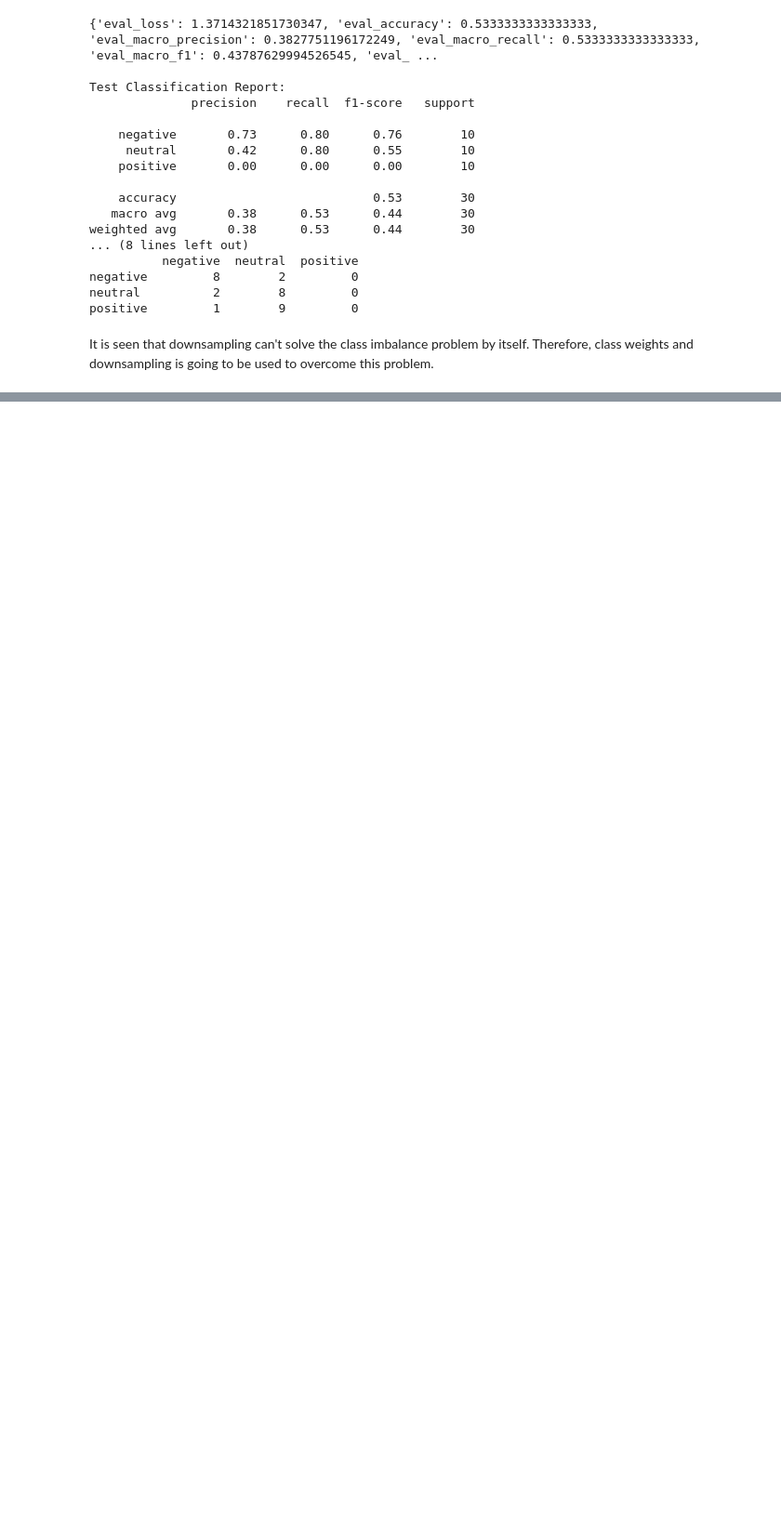
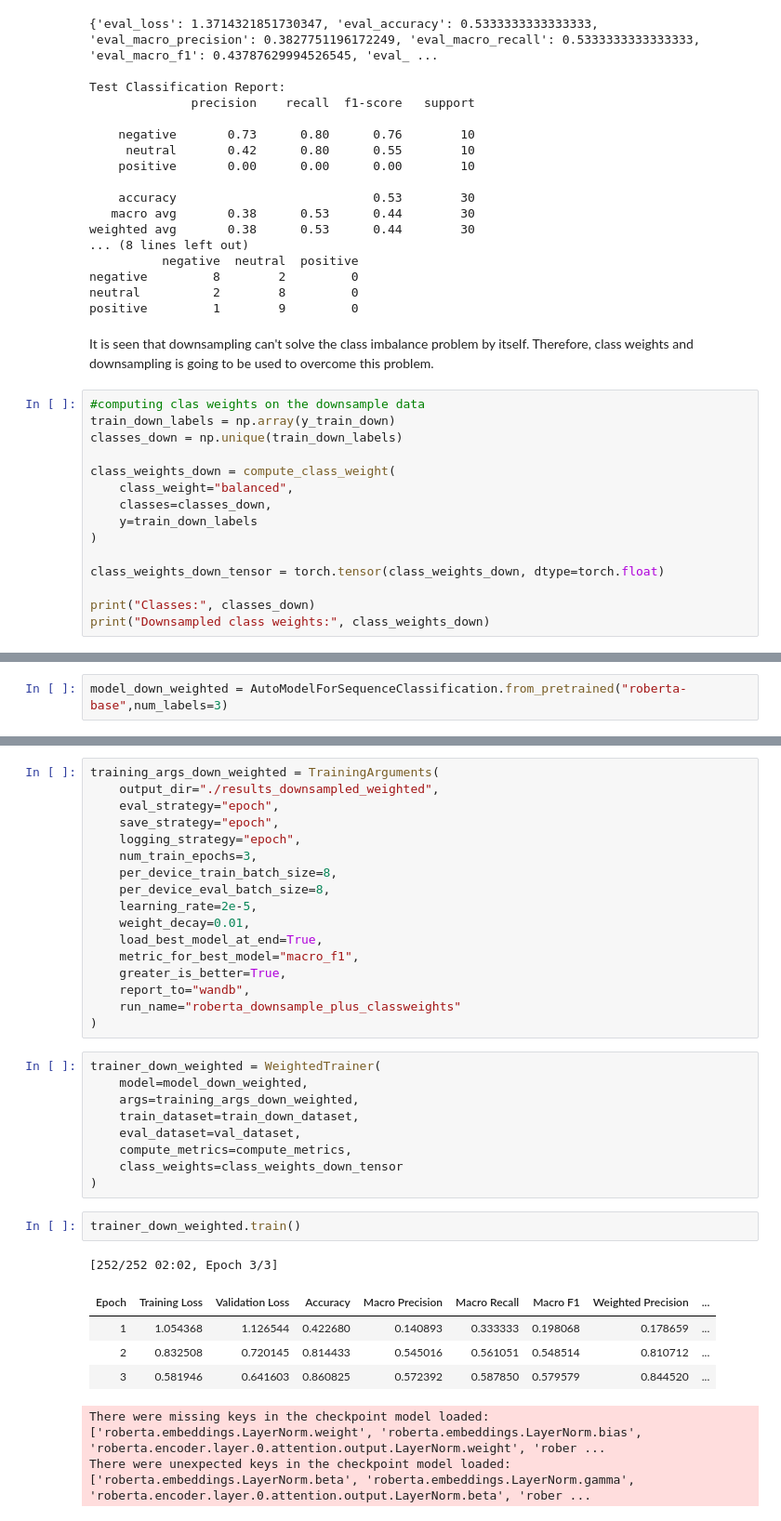
Before and after one commit to aardaa-1/DI725_Assignment1, a Jupyter notebook: notebooks/assignment1_RoBERTa.ipynb, the cells around one changed output, grey strips where cells are left out. Shown at 93% size. Saved outputs shown, nothing was run; the diff lists cells and outputs as text; blank space fills up the shorter version.

```diff
--- a/notebooks/assignment1_RoBERTa.ipynb
+++ b/notebooks/assignment1_RoBERTa.ipynb
@@ -1339,3 +1339,18 @@ positive         1        9         0
 # %% [markdown]
 It is seen that downsampling can't solve the class imbalance problem by itself.
 Therefore, class weights and downsampling is going to be used to overcome this problem.
+# %%
+#computing clas weights on the downsample data
+train_down_labels = np.array(y_train_down)
+classes_down = np.unique(train_down_labels)
+
+class_weights_down = compute_class_weight(
+    class_weight="balanced",
+    classes=classes_down,
+    y=train_down_labels
+)
+
+class_weights_down_tensor = torch.tensor(class_weights_down, dtype=torch.float)
+
+print("Classes:", classes_down)
+print("Downsampled class weights:", class_weights_down)
@@ -1341,0 +1413,2 @@ Therefore, class weights and downsampling is going to be used to overcome this p
+# %%
+model_down_weighted = AutoModelForSequenceClassification.from_pretrained("roberta-base",num_labels=3)
@@ -1341,0 +1433,36 @@ Therefore, class weights and downsampling is going to be used to overcome this p
+# %%
+training_args_down_weighted = TrainingArguments(
+    output_dir="./results_downsampled_weighted",
+    eval_strategy="epoch",
+    save_strategy="epoch",
+    logging_strategy="epoch",
+    num_train_epochs=3,
+    per_device_train_batch_size=8,
+    per_device_eval_batch_size=8,
+    learning_rate=2e-5,
+    weight_decay=0.01,
+    load_best_model_at_end=True,
+    metric_for_best_model="macro_f1",
+    greater_is_better=True,
+    report_to="wandb",
+    run_name="roberta_downsample_plus_classweights"
+)
+# %%
+trainer_down_weighted = WeightedTrainer(
+    model=model_down_weighted,
+    args=training_args_down_weighted,
+    train_dataset=train_down_dataset,
+    eval_dataset=val_dataset,
+    compute_metrics=compute_metrics,
+    class_weights=class_weights_down_tensor
+)
+# %%
+trainer_down_weighted.train()
+# %% [output]
+[252/252 02:02, Epoch 3/3]
+| Epoch | Training Loss | Validation Loss | Accuracy | Macro Precision | Macro Recall | Macro F1 | Weighted Precision | ... |
+| 1 | 1.054368 | 1.126544 | 0.422680 | 0.140893 | 0.333333 | 0.198068 | 0.178659 | ... |
+| 2 | 0.832508 | 0.720145 | 0.814433 | 0.545016 | 0.561051 | 0.548514 | 0.810712 | ... |
+| 3 | 0.581946 | 0.641603 | 0.860825 | 0.572392 | 0.587850 | 0.579579 | 0.844520 | ... |
+There were missing keys in the checkpoint model loaded: ['roberta.embeddings.LayerNorm.weight', 'roberta.embeddings.LayerNorm.bias', 'roberta.encoder.layer.0.attention.output.LayerNorm.weight', 'rober ...
+There were unexpected keys in the checkpoint model loaded: ['roberta.embeddings.LayerNorm.beta', 'roberta.embeddings.LayerNorm.gamma', 'roberta.encoder.layer.0.attention.output.LayerNorm.beta', 'rober ...
```
Also changed, not shown: parts of 6 cells of this notebook.
